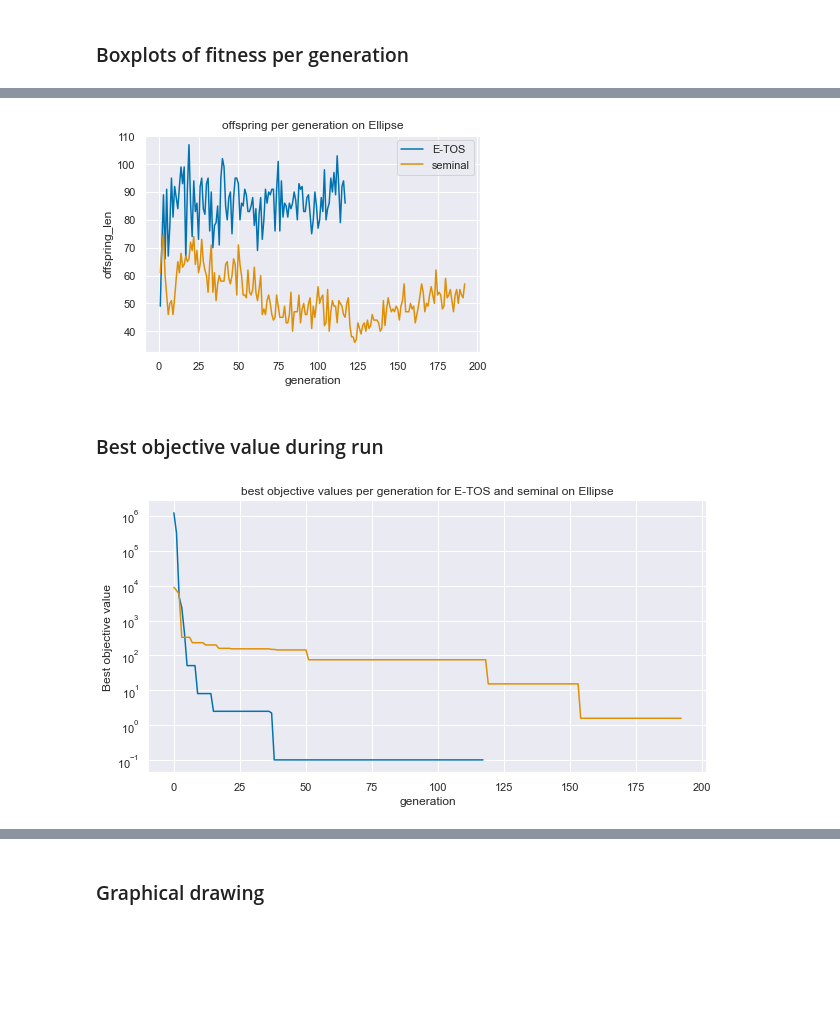
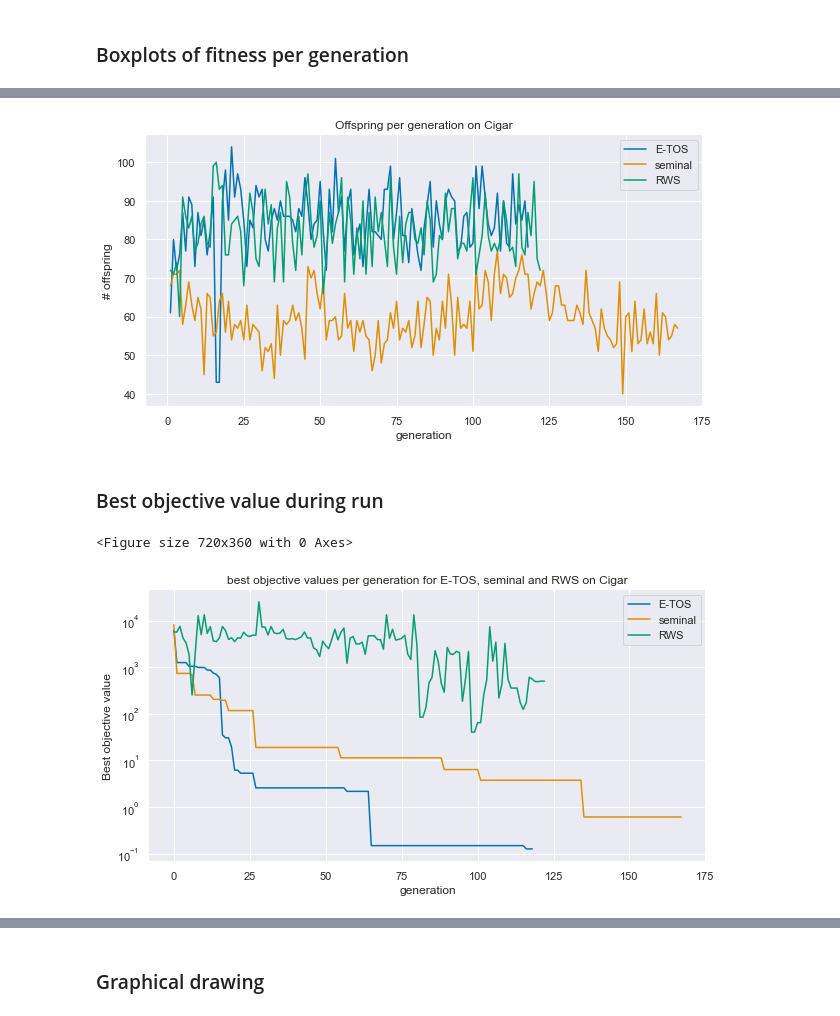
Before and after one commit to N-Brouwer/PPA, a Jupyter notebook: notebooks/data-analysis.ipynb, the cells around one changed output, grey strips where cells are left out. Cells and saved outputs as stored; diff of their text form; code cells hidden in the pictures; blank space fills up the shorter version.

```diff
--- a/notebooks/data-analysis.ipynb
+++ b/notebooks/data-analysis.ipynb
@@ -43,13 +71,13 @@ C:\Users\nieli\Documents\uva\thesis\code
 # %%
 df = pd.DataFrame(columns=['run_n', 'benchmark','selection_method','best_final_objval','best_objval','theoretical_optimum','dimensions'])
 
-directory = 'PPA/results/results-2021-06-03_18-58-27/'
+
 i = 0
-for filename in os.listdir(directory):
+for filename in os.listdir(results_folder):
     i+=1
     if i%500 == 0:
         print(f'total of {i/500*500} files read')
-    file = pickle.load(open(directory+filename,"rb"))
+    file = pickle.load(open(results_folder+filename,"rb"))
 
 
     df = df.append({
@@ -374,22 +434,37 @@ plt.show()
 # %%
-folder_name = 'PPA/results/results-2021-06-03_18-58-27'
+
 selection_method_one= 'single_elitist_tournament'
 selection_name_one = renames[selection_method_one]
 
 selection_method_two = 'mupluslambda'
 selection_name_two = renames[selection_method_two]
 
-benchmark_name = 'Ellipse'
+selection_method_three = 'roulette_wheel'
+selection_name_three = renames[selection_method_three]
+
+
+benchmark_name = 'Cigar'
 dimensions = 2
 
+# Resuls method 1
 benchmark_df = df_nd[(df_nd['benchmark'] == benchmark_name) & (df_nd['selection_method'] == selection_name_one) & (df_nd['dimensions'] == dimensions)]
-run_n = benchmark_df[benchmark_df['error']==benchmark_df['error'].quantile(interpolation='nearest')]['run_n']
-run_n = 5
-s1_results = pickle.load(open(f"{folder_name}/{selection_method_one}-{benchmark_name}{dimensions}Drun-{int(run_n)}.p", "rb"))
 
+run_n = benchmark_df[benchmark_df['error'] == benchmark_df.error.median()].run_n
+# run_n = benchmark_df[benchmark_df['error']==benchmark_df['error'].quantile(interpolation='nearest')]['run_n']
+
+s1_results = pickle.load(open(f"{results_folder}{selection_method_one}-{benchmark_name}{dimensions}Drun-{int(run_n)}.p", "rb"))
+
+# results method 2
 benchmark_df = df_nd[(df_nd['benchmark'] == benchmark_name) & (df_nd['selection_method'] == selection_name_two) & (df_nd['dimensions'] == dimensions)]
-run_n = benchmark_df[benchmark_df['error']==benchmark_df['error'].quantile(interpolation='nearest')]['run_n']
-s2_results = pickle.load(open(f"{folder_name}/{selection_method_two}-{benchmark_name}{dimensions}Drun-{int(run_n)}.p", "rb"))
+run_n = benchmark_df[benchmark_df['error'] == benchmark_df.error.median()].run_n
+
+s2_results = pickle.load(open(f"{results_folder}{selection_method_two}-{benchmark_name}{dimensions}Drun-{int(run_n)}.p", "rb"))
+
+#results method 3
+benchmark_df = df_nd[(df_nd['benchmark'] == benchmark_name) & (df_nd['selection_method'] == selection_name_three) & (df_nd['dimensions'] == dimensions)]
+run_n = benchmark_df[benchmark_df['error'] == benchmark_df.error.median()].run_n
+
+s3_results = pickle.load(open(f"{results_folder}{selection_method_three}-{benchmark_name}{dimensions}Drun-{int(run_n)}.p", "rb"))
 # %% [markdown]
 ### Unique individuals per generation
 # %%
@@ -659,33 +748,49 @@ s1_oc_df
 # %%
+plt.figure(figsize=(10, 5))
 s1_oc_df = pd.DataFrame(s1_results.heritage.offspring_per_generation)
-sns.lineplot(x='generation',y='offspring_len',data=s1_oc_df[1:], label=selection_name_one).set_title(f'offspring per generation on {benchmark_name}')
+sns.lineplot(x='generation',y='offspring_len',data=s1_oc_df[1:], label=selection_name_one).set_title(f'Offspring per generation on {benchmark_name}')
 
 s2_oc_df = pd.DataFrame(s2_results.heritage.offspring_per_generation)
-sns.lineplot(x='generation',y='offspring_len',data=s2_oc_df[1:], label=selection_name_two).set_title(f'offspring per generation on {benchmark_name}')
+sns.lineplot(x='generation',y='offspring_len',data=s2_oc_df[1:], label=selection_name_two).set_title(f'Offspring per generation on {benchmark_name}')
+
+s3_oc_df = pd.DataFrame(s3_results.heritage.offspring_per_generation)
+sns.lineplot(x='generation',y='offspring_len',data=s3_oc_df[1:], label=selection_name_three).set_title(f'Offspring per generation on {benchmark_name}')
+
+plt.ylabel('# offspring')
 plt.show()
 # %% [output]
-[figure, old version]
+[figure, new version]
 # %% [markdown]
 ### Best objective value during run
 # %%
-s1_results.heritage.best_individual_in_generation
+# Results 1
 s1_best_individual_data = []
 for b in s1_results.heritage.best_individual_in_generation:
-    s1_best_individual_data.append([b[1], b[0].objective_value])
-s1_best_individual_data = pd.DataFrame(s1_best_individual_data, columns=['generation','obj_val'])
+    s1_best_individual_data.append([b[1], b[0].objective_value, b[2]]) #b[0] = individual object, b[1] = generation, b[2] = evaluation counter
 
-s2_results.heritage.best_individual_in_generation
+s1_best_individual_data = pd.DataFrame(s1_best_individual_data, columns=['generation','obj_val','eval_counter'])
+
+# Results 2
 s2_best_individual_data = []
 for b in s2_results.heritage.best_individual_in_generation:
-    s2_best_individual_data.append([b[1], b[0].objective_value])
-s2_best_individual_data = pd.DataFrame(s2_best_individual_data, columns=['generation','obj_val'])
+    s2_best_individual_data.append([b[1], b[0].objective_value, b[2]])
+s2_best_individual_data = pd.DataFrame(s2_best_individual_data, columns=['generation','obj_val','eval_counter'])
+
+# Results 3
+s3_best_individual_data = []
+for b in s3_results.heritage.best_individual_in_generation:
+    s3_best_individual_data.append([b[1], b[0].objective_value, b[2]])
+s3_best_individual_data = pd.DataFrame(s3_best_individual_data, columns=['generation','obj_val','eval_counter'])
+
 
 plt.figure(figsize=(10, 5))
-sns.lineplot(x=s1_best_individual_data.generation, y=s1_best_individual_data.obj_val)
-sns.lineplot(x=s2_best_individual_data.generation, y=s2_best_individual_data.obj_val)
-plt.title(f'best objective values per generation for {selection_name_one} and {selection_name_two} on {benchmark_name}')
+sns.lineplot(x=s1_best_individual_data.generation, y=s1_best_individual_data.obj_val, label=selection_name_one)
+sns.lineplot(x=s2_best_individual_data.generation, y=s2_best_individual_data.obj_val, label=selection_name_two)
+sns.lineplot(x=s3_best_individual_data.generation, y=s3_best_individual_data.obj_val, label=selection_name_three)
+plt.title(f'best objective values per generation for {selection_name_one}, {selection_name_two} and {selection_name_three} on {benchmark_name}')
 plt.ylabel('Best objective value')
 plt.yscale("log")
 plt.show()
 # %% [output]
+<Figure size 720x360 with 0 Axes>
-[figure, old version]
+[figure, new version]
```
Also changed, not shown: parts of 29 cells of this notebook, 4 other files.
